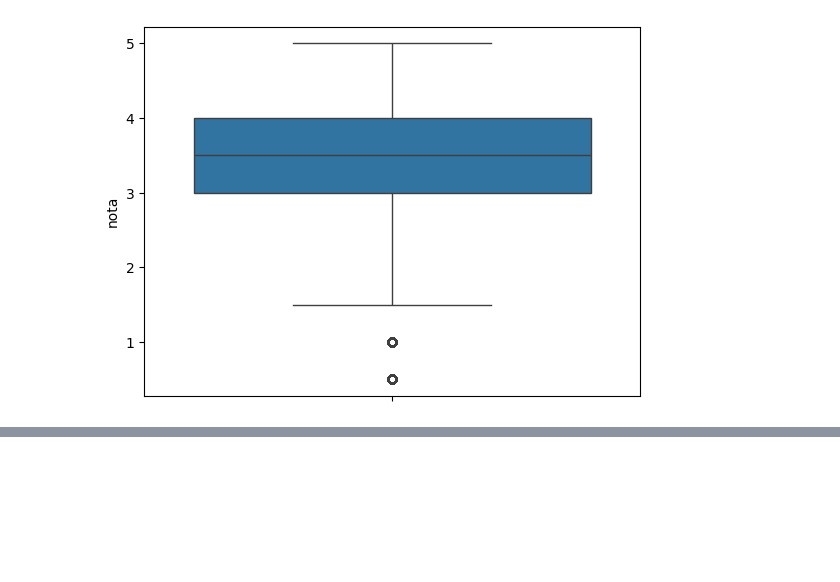
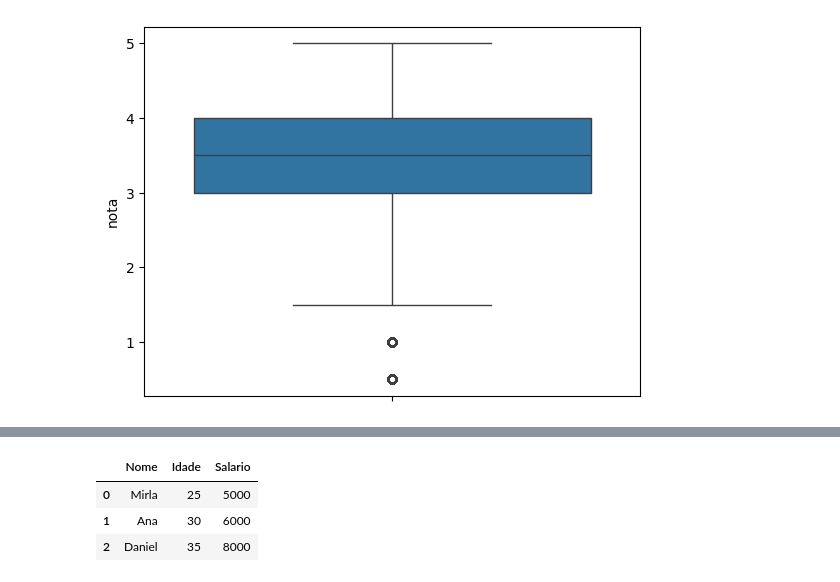
Before and after one commit to orlandojsjunior/Data_Science-explorando_e_analisando_dados, a Jupyter notebook: Explorando_e_analisando_dados.ipynb, the cells around one changed output, grey strips where cells are left out. Cells and saved outputs as stored; diff of their text form; code cells hidden in the pictures; blank space fills up the shorter version.

Commit message:
Explorando os dados - DataFrame e Series

```diff
--- a/Explorando_e_analisando_dados.ipynb
+++ b/Explorando_e_analisando_dados.ipynb
@@ -94,0 +103,14 @@ sns.boxplot(notas["nota"])
+# %%
+import pandas as pd
+
+# Criando um DataFrame simples
+dados = { 'Nome': ['Mirla', 'Ana', 'Daniel'],
+   'Idade': [25, 30, 35],
+              'Salario': [5000, 6000, 8000]}
+df = pd.DataFrame(dados)
+df
+# %% [output]
+|  | Nome | Idade | Salario |
+| 0 | Mirla | 25 | 5000 |
+| 1 | Ana | 30 | 6000 |
+| 2 | Daniel | 35 | 8000 |
```
Also changed, not shown: parts of 12 cells of this notebook.
